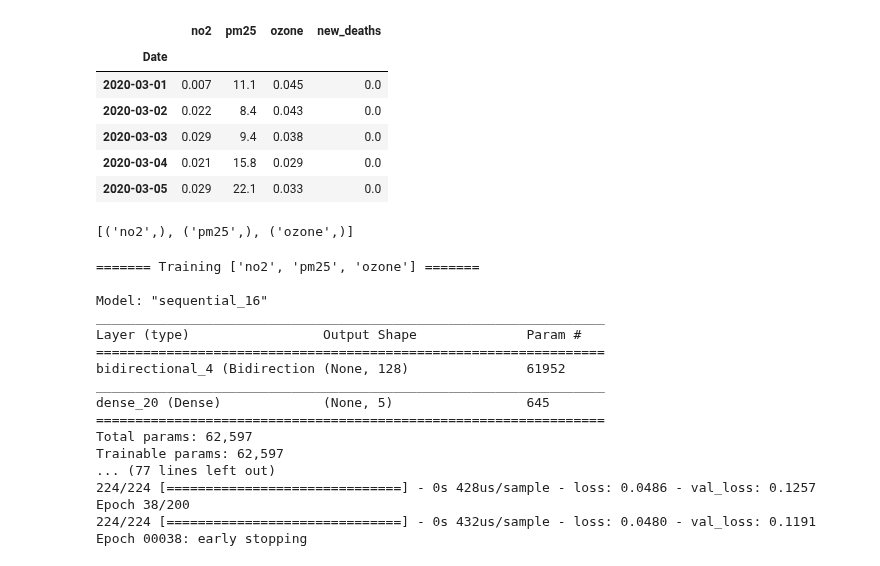
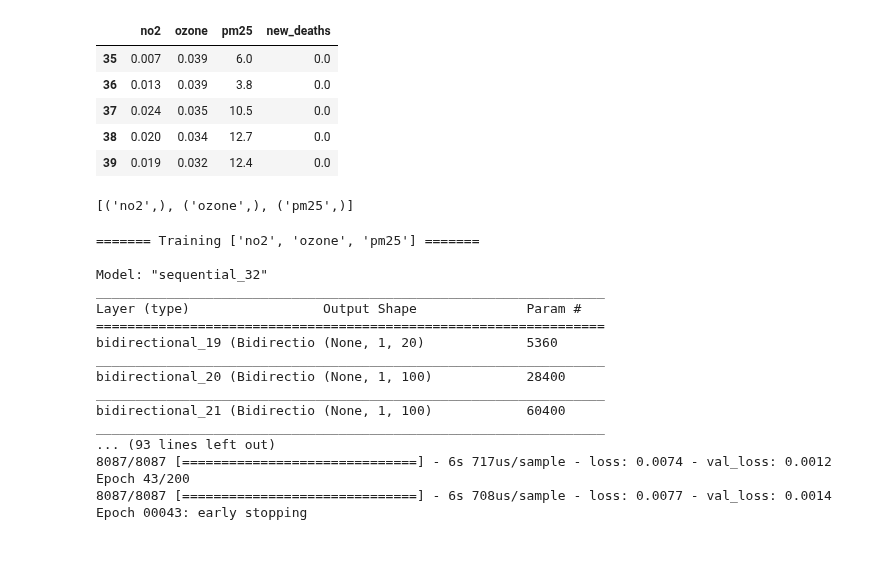
Before and after one commit to kevinmarlis/air-pollution-and-health, a Jupyter notebook: Covid/Untitled-Copy1.ipynb, the cells around one changed output. Cells and saved outputs as stored; diff of their text form; code cells hidden in the pictures.

```diff
--- a/Covid/Untitled-Copy1.ipynb
+++ b/Covid/Untitled-Copy1.ipynb
@@ -15,24 +15,24 @@ from tensorflow.keras.models import Sequential
 from tensorflow.keras.callbacks import EarlyStopping
 from tensorflow.keras.layers import Dense,LSTM, Dropout, Bidirectional
 # %%
-df = pd.read_csv('./data.csv', index_col=0)
-deaths_df = df.drop(['new_confirmed_cases'], axis=1).iloc[35:]
+# df = pd.read_csv('./data.csv', index_col=0)
+df = pd.read_csv('./combined_data.csv', index_col=0)
+deaths_df = df.drop(['Date', 'County'], axis=1).iloc[35:]
 deaths_df.head()
 # %% [output]
-|  | no2 | pm25 | ozone | new_deaths |
-| Date |  |  |  |  |
-| 2020-03-01 | 0.007 | 11.1 | 0.045 | 0.0 |
-| 2020-03-02 | 0.022 | 8.4 | 0.043 | 0.0 |
-| 2020-03-03 | 0.029 | 9.4 | 0.038 | 0.0 |
-| 2020-03-04 | 0.021 | 15.8 | 0.029 | 0.0 |
-| 2020-03-05 | 0.029 | 22.1 | 0.033 | 0.0 |
+|  | no2 | ozone | pm25 | new_deaths |
+| 35 | 0.007 | 0.039 | 6.0 | 0.0 |
+| 36 | 0.013 | 0.039 | 3.8 | 0.0 |
+| 37 | 0.024 | 0.035 | 10.5 | 0.0 |
+| 38 | 0.020 | 0.034 | 12.7 | 0.0 |
+| 39 | 0.019 | 0.032 | 12.4 | 0.0 |
 # %%
 feature_combinations = []
 features = [col for col in deaths_df.columns if col != 'new_deaths']
 feature_combinations = list(product(features))
 feature_combinations
 # %% [output]
-[('no2',), ('pm25',), ('ozone',)]
+[('no2',), ('ozone',), ('pm25',)]
 # %%
 training_results = {}
 days_in = 14
@@ -112,22 +112,22 @@ histories.append(history)
 y_and_yhats.append(y_and_yhat)
 error_days_out_dicts.append(error_days_out)
 # %% [output]
-======= Training ['no2', 'pm25', 'ozone'] =======
+======= Training ['no2', 'ozone', 'pm25'] =======
 
-Model: "sequential_16"
+Model: "sequential_32"
 _________________________________________________________________
 Layer (type)                 Output Shape              Param #
 =================================================================
-bidirectional_4 (Bidirection (None, 128)               61952
+bidirectional_19 (Bidirectio (None, 1, 20)             5360
 _________________________________________________________________
-dense_20 (Dense)             (None, 5)                 645
-=================================================================
-Total params: 62,597
-Trainable params: 62,597
-... (77 lines left out)
-224/224 [==============================] - 0s 428us/sample - loss: 0.0486 - val_loss: 0.1257
-Epoch 38/200
-224/224 [==============================] - 0s 432us/sample - loss: 0.0480 - val_loss: 0.1191
-Epoch 00038: early stopping
+bidirectional_20 (Bidirectio (None, 1, 100)            28400
+_________________________________________________________________
+bidirectional_21 (Bidirectio (None, 1, 100)            60400
+_________________________________________________________________
+... (93 lines left out)
+8087/8087 [==============================] - 6s 717us/sample - loss: 0.0074 - val_loss: 0.0012
+Epoch 43/200
+8087/8087 [==============================] - 6s 708us/sample - loss: 0.0077 - val_loss: 0.0014
+Epoch 00043: early stopping
 # %%
 df_cols = {'features': features, 'model':models, 'history':histories, 'y_and_yhat': y_and_yhats}
```
Also changed, not shown: parts of 6 cells of this notebook.
